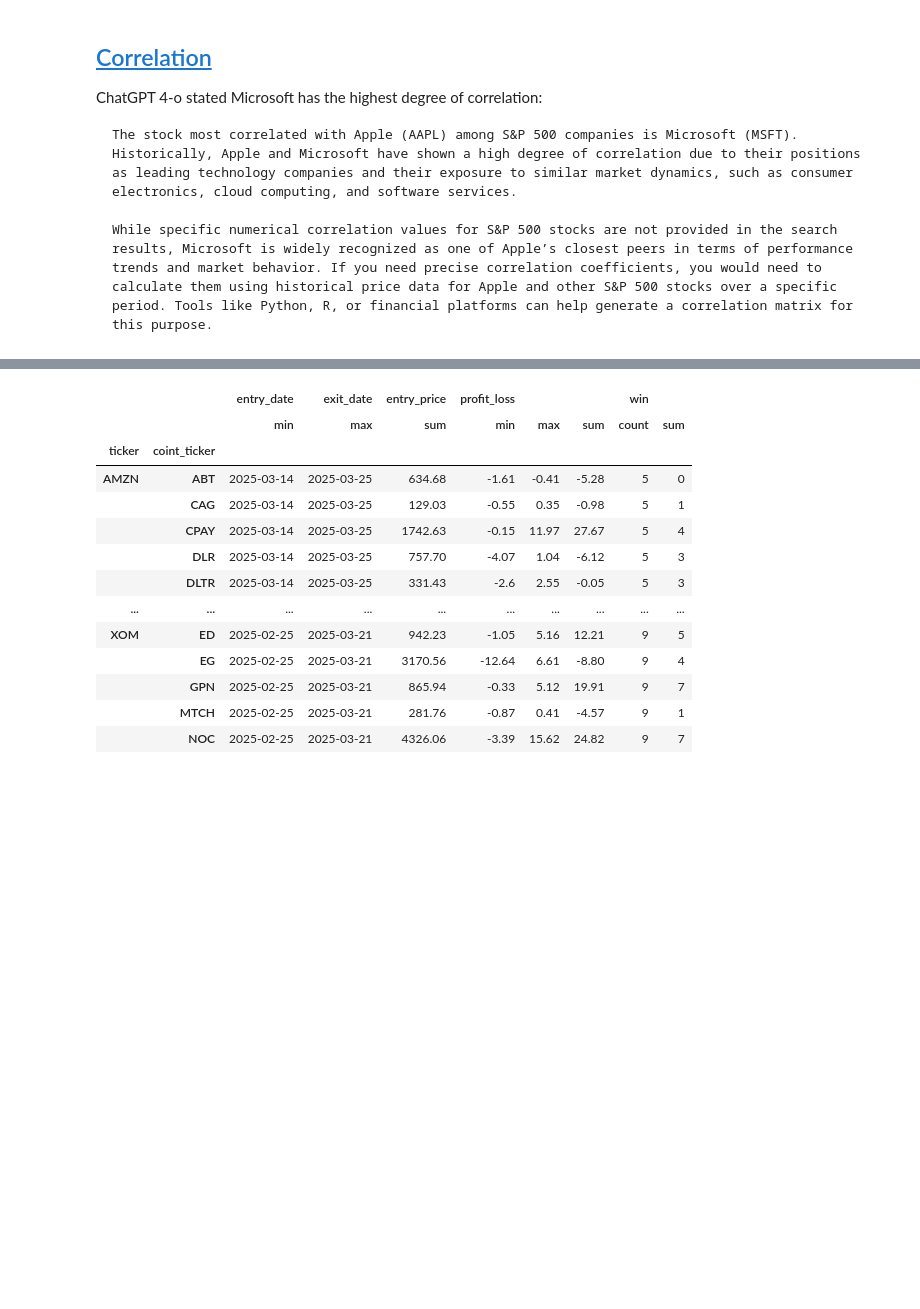
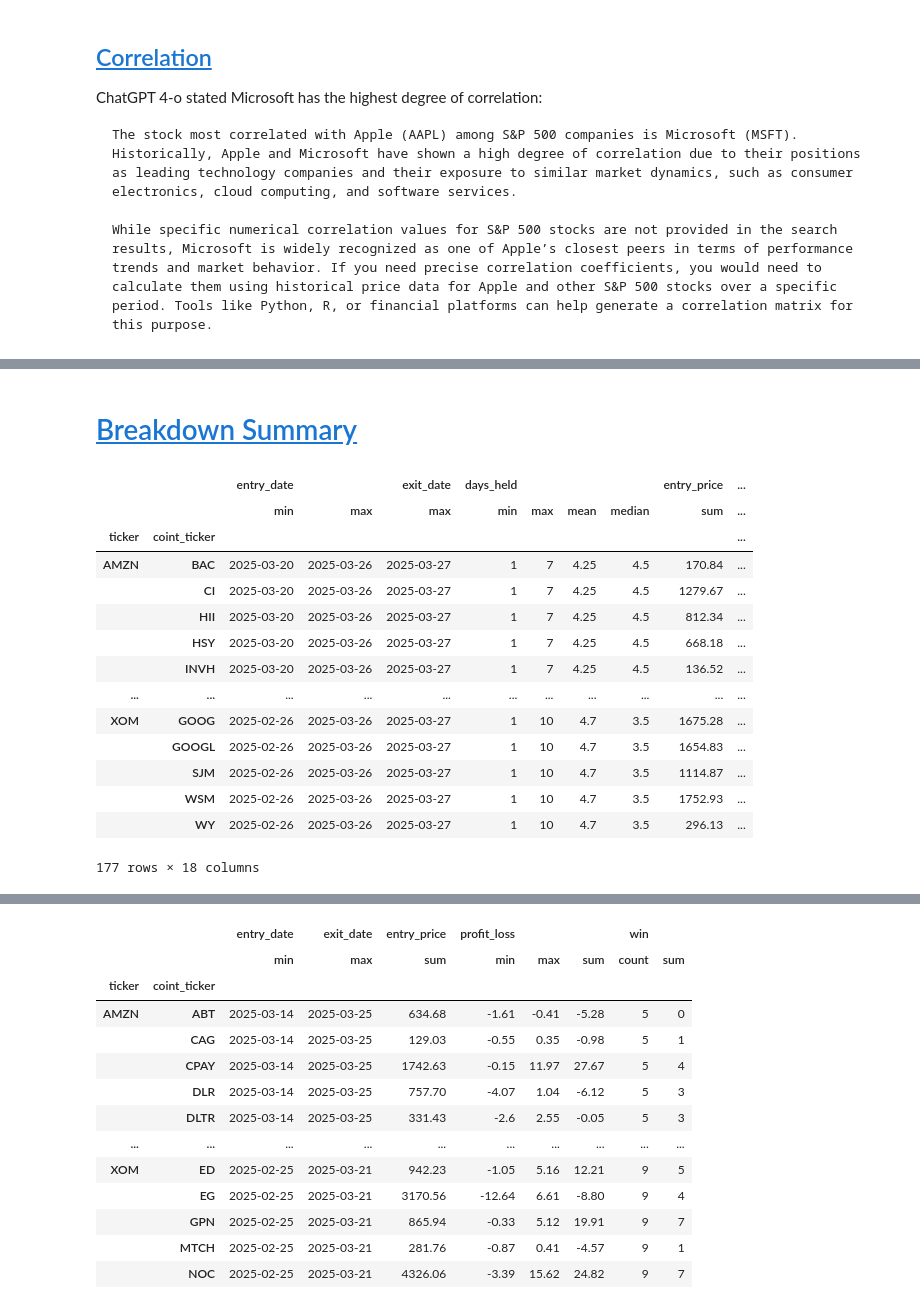
Before and after one commit to CKAbundant/sentiment, a Jupyter notebook: poc.ipynb, the cells around one changed output, grey strips where cells are left out. Drawn from its saved outputs; the diff is of its cells as text; code cells hidden in the pictures; blank space fills up the shorter version.

```diff
--- a/poc.ipynb
+++ b/poc.ipynb
@@ -630,0 +576,21 @@ Decimal('1')
+# %% [markdown]
+# [Breakdown Summary](#table-of-contents)
+# %%
+breakdown = utils.load_csv("./data/results/2025-03-28/breakdown_summary.csv", header=[0, 1], index_col=[0, 1])
+breakdown
+# %% [output]
+|  |  | entry_date |  | exit_date | days_held |  |  |  | entry_price | ... |
+|  |  | min | max | max | min | max | mean | median | sum | ... |
+| ticker | coint_ticker |  |  |  |  |  |  |  |  | ... |
+| AMZN | BAC | 2025-03-20 | 2025-03-26 | 2025-03-27 | 1 | 7 | 4.25 | 4.5 | 170.84 | ... |
+|  | CI | 2025-03-20 | 2025-03-26 | 2025-03-27 | 1 | 7 | 4.25 | 4.5 | 1279.67 | ... |
+|  | HII | 2025-03-20 | 2025-03-26 | 2025-03-27 | 1 | 7 | 4.25 | 4.5 | 812.34 | ... |
+|  | HSY | 2025-03-20 | 2025-03-26 | 2025-03-27 | 1 | 7 | 4.25 | 4.5 | 668.18 | ... |
+|  | INVH | 2025-03-20 | 2025-03-26 | 2025-03-27 | 1 | 7 | 4.25 | 4.5 | 136.52 | ... |
+| ... | ... | ... | ... | ... | ... | ... | ... | ... | ... | ... |
+| XOM | GOOG | 2025-02-26 | 2025-03-26 | 2025-03-27 | 1 | 10 | 4.7 | 3.5 | 1675.28 | ... |
+|  | GOOGL | 2025-02-26 | 2025-03-26 | 2025-03-27 | 1 | 10 | 4.7 | 3.5 | 1654.83 | ... |
+|  | SJM | 2025-02-26 | 2025-03-26 | 2025-03-27 | 1 | 10 | 4.7 | 3.5 | 1114.87 | ... |
+|  | WSM | 2025-02-26 | 2025-03-26 | 2025-03-27 | 1 | 10 | 4.7 | 3.5 | 1752.93 | ... |
+|  | WY | 2025-02-26 | 2025-03-26 | 2025-03-27 | 1 | 10 | 4.7 | 3.5 | 296.13 | ... |
+177 rows × 18 columns
```
Also changed, not shown: parts of 46 cells of this notebook, 7 other files.
